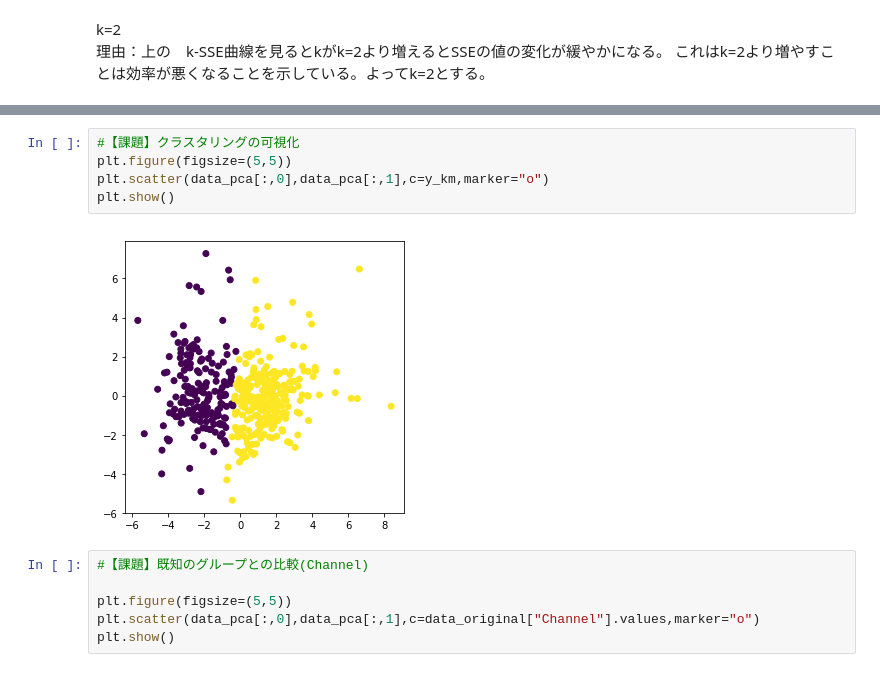
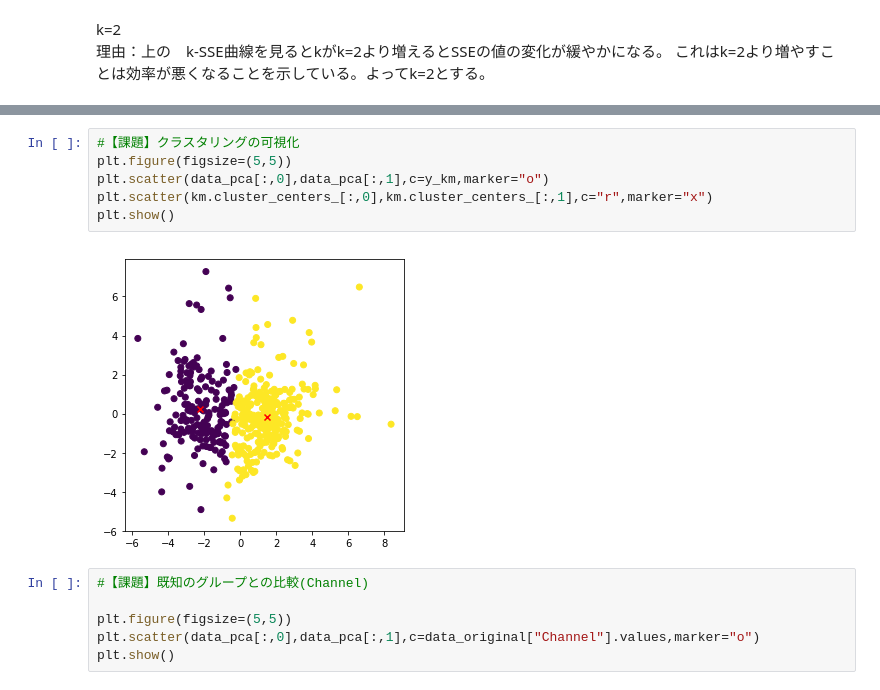
Before and after one commit to mlpanda0210/DIC, a Jupyter notebook: DIC-machine-learning-Unsupervised_learning.ipynb, the cells around one changed output, grey strips where cells are left out. Saved outputs shown, nothing was run; the diff lists cells and outputs as text.

```diff
--- a/DIC-machine-learning-Unsupervised_learning.ipynb
+++ b/DIC-machine-learning-Unsupervised_learning.ipynb
@@ -130,10 +134,11 @@ y_km =km.fit_predict(data_pca)
 # %%
 #【課題】クラスタリングの可視化
 plt.figure(figsize=(5,5))
 plt.scatter(data_pca[:,0],data_pca[:,1],c=y_km,marker="o")
+plt.scatter(km.cluster_centers_[:,0],km.cluster_centers_[:,1],c="r",marker="x")
 plt.show()
 # %% [output]
-[figure, old version]
+[figure, new version]
 # %%
 #【課題】既知のグループとの比較(Channel)
 
```
Also changed, not shown: parts of 5 cells of this notebook.
